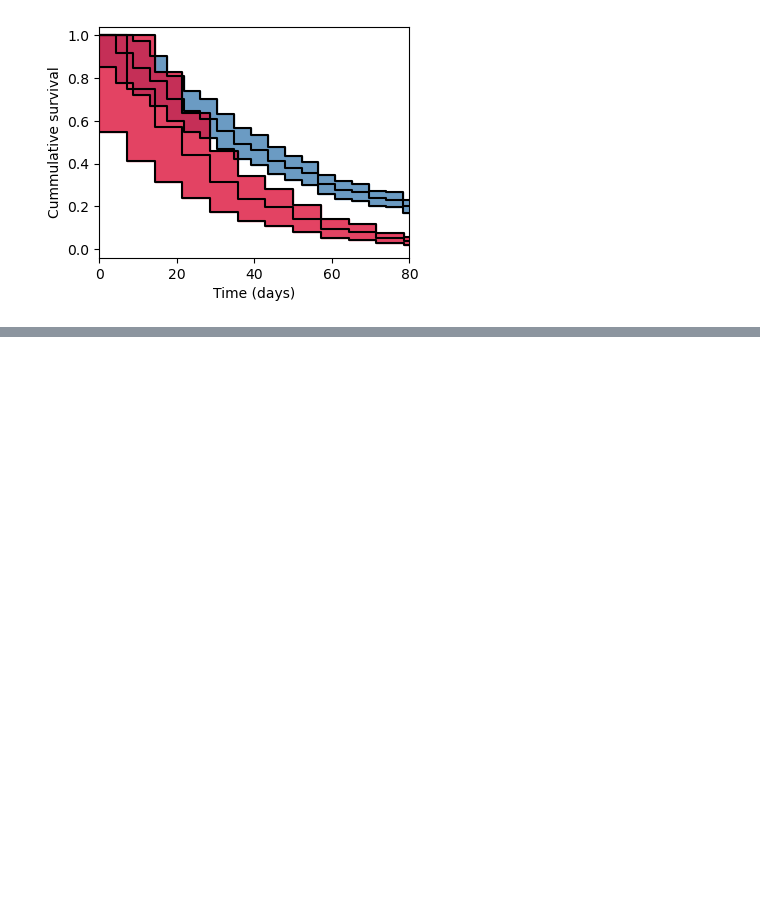
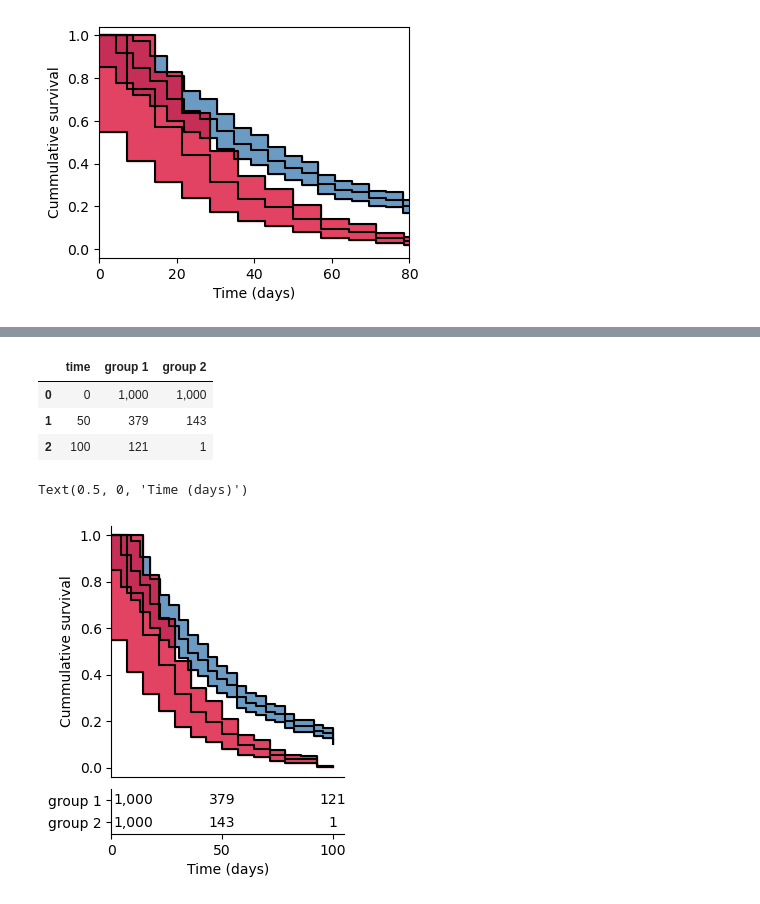
Before and after one commit to afschmidt/plot-misc, a Jupyter notebook: resources/examples/survival.ipynb, the cells around one changed output, grey strips where cells are left out. Cells and saved outputs as stored; diff of their text form; code cells hidden in the pictures; blank space fills up the shorter version.

Commit message:
Added a survival plot_table function

```diff
--- a/resources/examples/survival.ipynb
+++ b/resources/examples/survival.ipynb
@@ -120,13 +120,13 @@ _, ax = pltm_surv.plot_step_wise(surv_table, estimate_col='survival_estimate',
 
 To plot the survival function for multiple groups we simply add multiple lines using the `add` parameter ensuring the `axes` formatting does not change between lines. Note we will also truncate the follow-up time to focus on first 80 days.
 # %%
-surv_table_1 = examples.create_survival_data(nrows=15, survival_rate=0.04, ci_width=0.45)
+surv_table2 = examples.create_survival_data(nrows=15, survival_rate=0.04, ci_width=0.45)
 fig, ax = plt.subplots(1, figsize=(4,3))
 _, _ = pltm_surv.plot_step_wise(surv_table, estimate_col='survival_estimate', line_width=1.5, line_colour='black',
                                 lower_ci_col='lower_ci_95', upper_ci_col='upper_ci_95',
                                 line_width_ci=1.5, fill_colour='steelblue',   fill=True,
                                 ax=ax, xlim=(0, 80), margins=(0.01, 0.04),)
-_, _ = pltm_surv.plot_step_wise(surv_table_1, estimate_col='survival_estimate', line_colour='black', line_width=1.5,
+_, _ = pltm_surv.plot_step_wise(surv_table2, estimate_col='survival_estimate', line_colour='black', line_width=1.5,
                                 lower_ci_col='lower_ci_95', upper_ci_col='upper_ci_95',
                                 line_width_ci=1.5, fill_colour='crimson',   fill=True,
                                 ax=ax, add=True)
@@ -137,0 +142,60 @@ Text(0.5, 0, 'Time (days)')
+# %%
+# preparing the table
+bottom_table1 = pltm_surv.extract_follow_up(surv_table, at_risk_col='at_risk', points=[0, 50, 100],)
+bottom_table2 = pltm_surv.extract_follow_up(surv_table2, at_risk_col='at_risk', points=[0, 50, 100],)
+
+# merge tables
+sel_col =['time','group_1_at_risk_format']
+col_names = ['time', 'group 1', 'group 2']
+bottom_table = pd.merge(bottom_table1[sel_col], bottom_table2[sel_col], on=['time'])
+bottom_table.columns = col_names
+bottom_table
+# %% [output]
+|  | time | group 1 | group 2 |
+| 0 | 0 | 1,000 | 1,000 |
+| 1 | 50 | 379 | 143 |
+| 2 | 100 | 121 | 1 |
+# %%
+f, axs = plt.subplots(nrows=2, ncols=1, figsize=(3, 4),
+                     gridspec_kw={'height_ratios': [10,1.8]},
+                     sharex=False,
+                     )
+plt.subplots_adjust(hspace=0.08)
+
+# the survival curve
+_, _ = pltm_surv.plot_step_wise(surv_table, estimate_col='survival_estimate', line_width=1.5, line_colour='black',
+                                lower_ci_col='lower_ci_95', upper_ci_col='upper_ci_95',
+                                line_width_ci=1.5, fill_colour='steelblue',   fill=True,
+                                ax=axs[0], xlim=(0, 80), margins=(0.01, 0.04),)
+_, _ = pltm_surv.plot_step_wise(surv_table2, estimate_col='survival_estimate', line_colour='black', line_width=1.5,
+                                lower_ci_col='lower_ci_95', upper_ci_col='upper_ci_95',
+                                line_width_ci=1.5, fill_colour='crimson', fill=True,
+                                ax=axs[0], add=True)
+
+
+
+
+# adding the table
+xlims=(0,105)
+axs[0].set_xlim(xlims)
+axs[1].set_xlim(xlims)
+
+_ = pltm_surv.plot_table(bottom_table, ax=axs[1], string_col=col_names[1:],
+                         yticklabel=col_names[1:],
+                         size_text=10,
+                         yloc=[0.25, 0.75],
+                         xticklabel=bottom_table[col_names[0]].to_list(),
+                         xtickloc=bottom_table[col_names[0]].to_list(),
+                         pad_first = 11,
+
+)
+
+
+# formatting
+axs[0].spines[['top', 'right']].set_visible(False)
+axs[0].set_ylabel('Cummulative survival')
+axs[0].set_xticks([])
+axs[1].set_xlabel('Time (days)')
+# %% [output]
+Text(0.5, 0, 'Time (days)')
+[figure, added]
```
Also changed, not shown: parts of 1 cell of this notebook, 1 other file.
